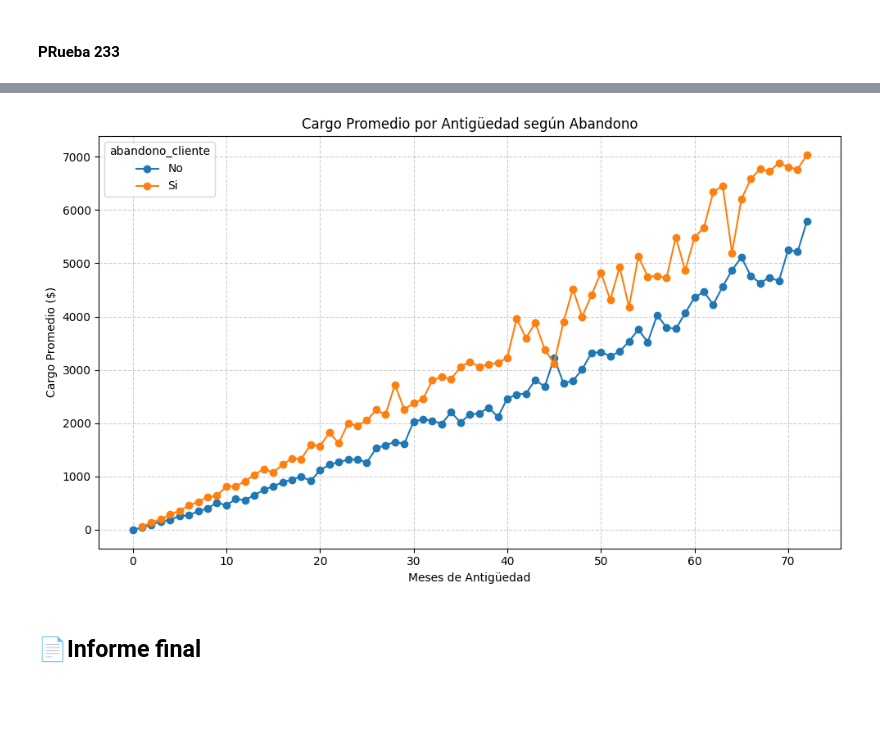
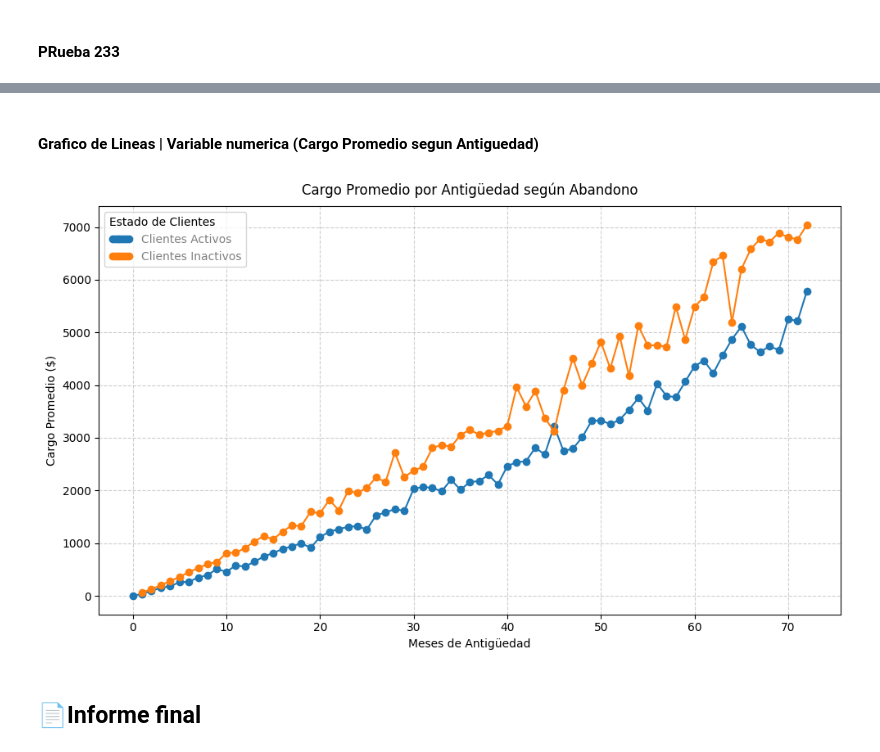
Before and after one commit to MigXDev/CS_Datos_I_DESAFIO_2, a Jupyter notebook: challenge2-data-science-LATAM-main/TelecomX_LATAM.ipynb, the cells around one changed output, grey strips where cells are left out. Saved outputs shown, nothing was run; the diff lists cells and outputs as text; code cells hidden in the pictures; blank space fills up the shorter version.

```diff
--- a/challenge2-data-science-LATAM-main/TelecomX_LATAM.ipynb
+++ b/challenge2-data-science-LATAM-main/TelecomX_LATAM.ipynb
@@ -2511,14 +2659,17 @@ plt.show()
+# %% [markdown]
+#### Grafico de Lineas | Variable numerica (Cargo Promedio segun Antiguedad)
 # %%
 df_line = df_Datos_Traducidos.groupby(['meses_antiguedad', 'abandono_cliente'])['cargo.total'].mean().unstack()
 
 df_line.plot(kind='line', figsize=(10,6), marker='o')
-plt.title('Cargo Promedio por Antigüedad según Abandono')
+plt.title('Cargo Promedio por Antigüedad según Abandono', pad= 10)
 plt.xlabel('Meses de Antigüedad')
 plt.ylabel('Cargo Promedio ($)')
 plt.grid(True, linestyle='--', alpha=0.6)
+plt.legend(['Clientes Activos', 'Clientes Inactivos'],title='Estado de Clientes', title_fontsize= 10, loc='upper left', labelcolor='grey',numpoints=8, frameon=True, alignment='left')
 plt.tight_layout()
 plt.show()
 # %% [output]
-[figure, old version]
+[figure, new version]
 # %% [markdown]
 ## 📄Informe final
```
Also changed, not shown: parts of 15 cells of this notebook.
